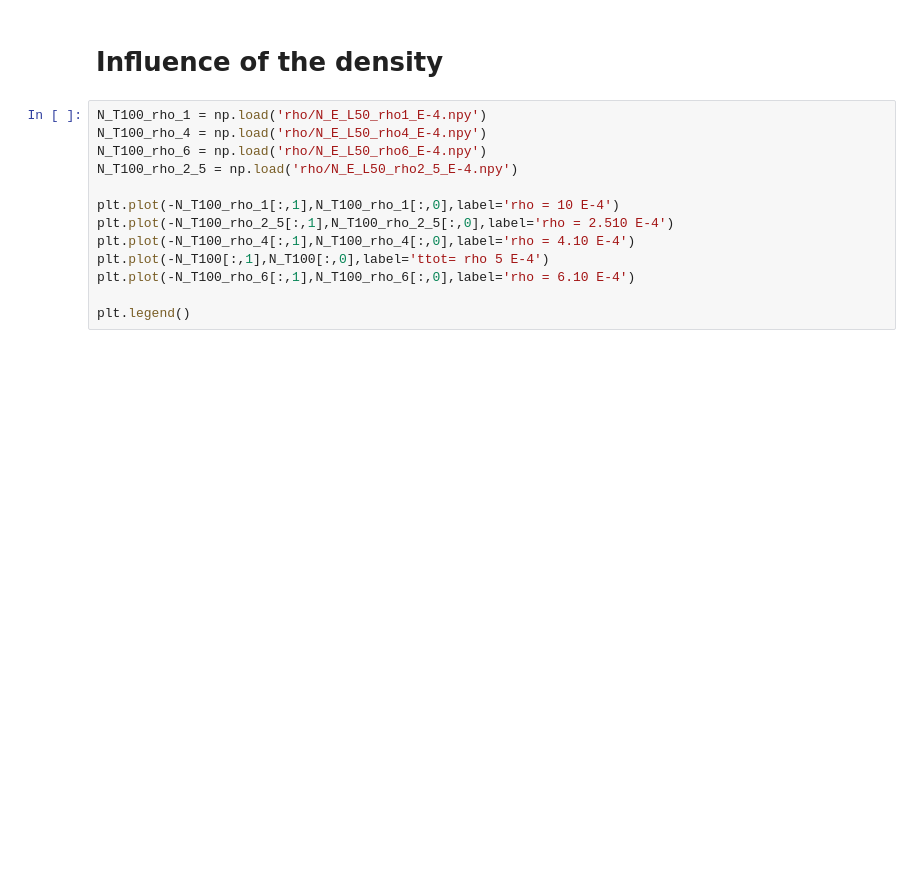
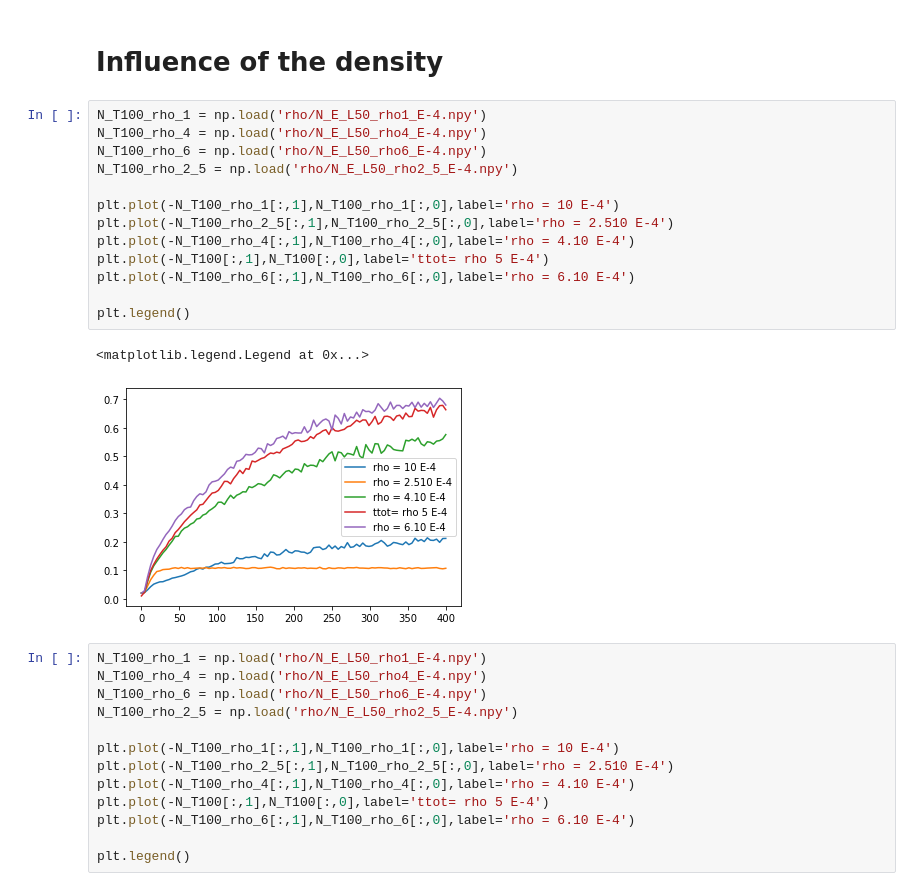
Before and after one commit to HugoLeRoy94/Aging_Condensate, a Jupyter notebook: Phase_transition_linker_T/N_T.ipynb, the cells around one changed output. Saved outputs shown, nothing was run; the diff lists cells and outputs as text; blank space fills up the shorter version.

```diff
--- a/Phase_transition_linker_T/N_T.ipynb
+++ b/Phase_transition_linker_T/N_T.ipynb
@@ -88,5 +88,21 @@ plt.legend()
 # %% [markdown]
 # Influence of the density
+# %%
+N_T100_rho_1 = np.load('rho/N_E_L50_rho1_E-4.npy')
+N_T100_rho_4 = np.load('rho/N_E_L50_rho4_E-4.npy')
+N_T100_rho_6 = np.load('rho/N_E_L50_rho6_E-4.npy')
+N_T100_rho_2_5 = np.load('rho/N_E_L50_rho2_5_E-4.npy')
+
+plt.plot(-N_T100_rho_1[:,1],N_T100_rho_1[:,0],label='rho = 10 E-4')
+plt.plot(-N_T100_rho_2_5[:,1],N_T100_rho_2_5[:,0],label='rho = 2.510 E-4')
+plt.plot(-N_T100_rho_4[:,1],N_T100_rho_4[:,0],label='rho = 4.10 E-4')
+plt.plot(-N_T100[:,1],N_T100[:,0],label='ttot= rho 5 E-4')
+plt.plot(-N_T100_rho_6[:,1],N_T100_rho_6[:,0],label='rho = 6.10 E-4')
+
+plt.legend()
+# %% [output]
+<matplotlib.legend.Legend at 0x...>
+[figure, added]
 # %%
 N_T100_rho_1 = np.load('rho/N_E_L50_rho1_E-4.npy')
 N_T100_rho_4 = np.load('rho/N_E_L50_rho4_E-4.npy')
```
Also changed, not shown: parts of 1 cell of this notebook, 16 other files.
